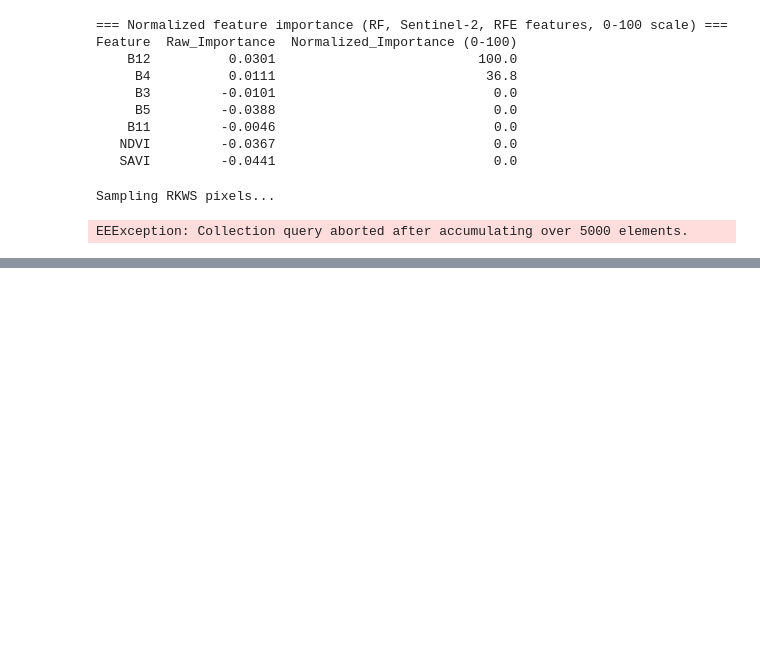
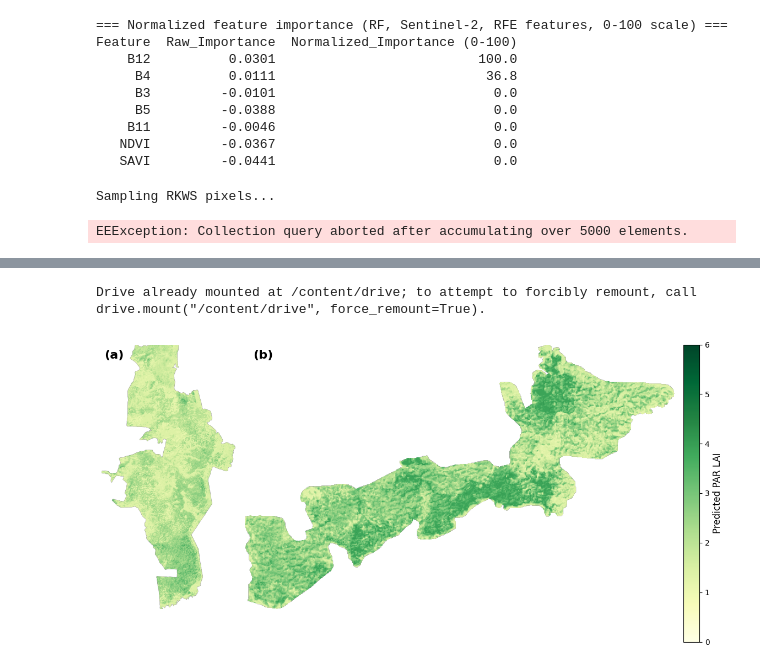
Before and after one commit to Mohammed777777777/KNP_LAI_GEE, a Jupyter notebook: LAI_GEE_Workflow_RF.ipynb, the cells around one changed output, grey strips where cells are left out. Drawn from its saved outputs; the diff is of its cells as text; code cells hidden in the pictures; blank space fills up the shorter version.

```diff
--- a/LAI_GEE_Workflow_RF.ipynb
+++ b/LAI_GEE_Workflow_RF.ipynb
@@ -914,0 +935,75 @@ plt.show()
+# %%
+!pip install rasterio -q
+
+from google.colab import drive
+drive.mount('/content/drive')
+
+import numpy as np
+import rasterio
+import matplotlib.pyplot as plt
+from matplotlib.gridspec import GridSpec
+
+def predict_lai_map(tif_path, out_path, model, feature_names):
+    with rasterio.open(tif_path) as src:
+        arr = src.read().astype('float32')          # (bands, rows, cols)
+        profile = src.profile
+        n_bands, rows, cols = arr.shape
+        assert n_bands == len(feature_names), \
+            f'Band count {n_bands} != feature count {len(feature_names)}'
+
+    # Band order = order of rfe_selected_features (same order used in .select())
+    X = arr.reshape(n_bands, -1).T                   # (pixels, bands)
+    valid = np.all(np.isfinite(X), axis=1)           # skip masked/cloud/NaN pixels
+
+    pred = np.full(X.shape[0], np.nan, dtype='float32')
+    pred[valid] = model.predict(X[valid])
+
+    lai_map = pred.reshape(rows, cols)
+
+    profile.update(count=1, dtype='float32', nodata=np.nan, compress='lzw')
+    with rasterio.open(out_path, 'w', **profile) as dst:
+        dst.write(lai_map, 1)
+    return lai_map
+
+base = '/content/drive/MyDrive/GEE_Exports/'
+
+lai_rkws = predict_lai_map(base + 'RKWS_composite_RFE.tif',
+                           base + 'RKWS_LAI_pred_RF.tif',
+                           final_rf_rema, rfe_selected_features)
+
+lai_knp = predict_lai_map(base + 'KNP_composite_RFE.tif',
+                          base + 'KNP_LAI_pred_RF.tif',
+                          final_rf_rema, rfe_selected_features)   # frozen model, no retraining
+
+# ------------------------------------------------------------
+# Figure: (a) RKWS, (b) KNP — same height, top-aligned, no titles
+# ------------------------------------------------------------
+vmin, vmax = 0, 6
+
+# Panel widths proportional to each map's shape, so both fill the same height
+r1 = lai_rkws.shape[1] / lai_rkws.shape[0]
+r2 = lai_knp.shape[1] / lai_knp.shape[0]
+
+fig = plt.figure(figsize=(14, 7))
+gs = GridSpec(1, 3, width_ratios=[r1, r2, 0.06], wspace=0.05, figure=fig)
+
+ax1 = fig.add_subplot(gs[0, 0])
+ax2 = fig.add_subplot(gs[0, 1])
+cax = fig.add_subplot(gs[0, 2])
+
+for ax, m, label in zip([ax1, ax2], [lai_rkws, lai_knp], ['(a)', '(b)']):
+    im = ax.imshow(m, cmap='YlGn', vmin=vmin, vmax=vmax)
+    ax.axis('off')
+    ax.set_anchor('N')   # pin both maps to the top so they line up
+    ax.text(0.02, 0.98, label, transform=ax.transAxes,
+            fontsize=16, fontweight='bold', va='top', ha='left')
+
+cb = fig.colorbar(im, cax=cax)
+cb.set_label('Predicted PAR LAI', fontsize=12)
+
+plt.savefig(base + 'LAI_maps_RKWS_KNP.png', dpi=300,
+            bbox_inches='tight', facecolor='white')
+plt.show()
+# %% [output]
+Drive already mounted at /content/drive; to attempt to forcibly remount, call drive.mount("/content/drive", force_remount=True).
+[figure, added]
```
Also changed, not shown: parts of 5 cells of this notebook, 1 other file.
